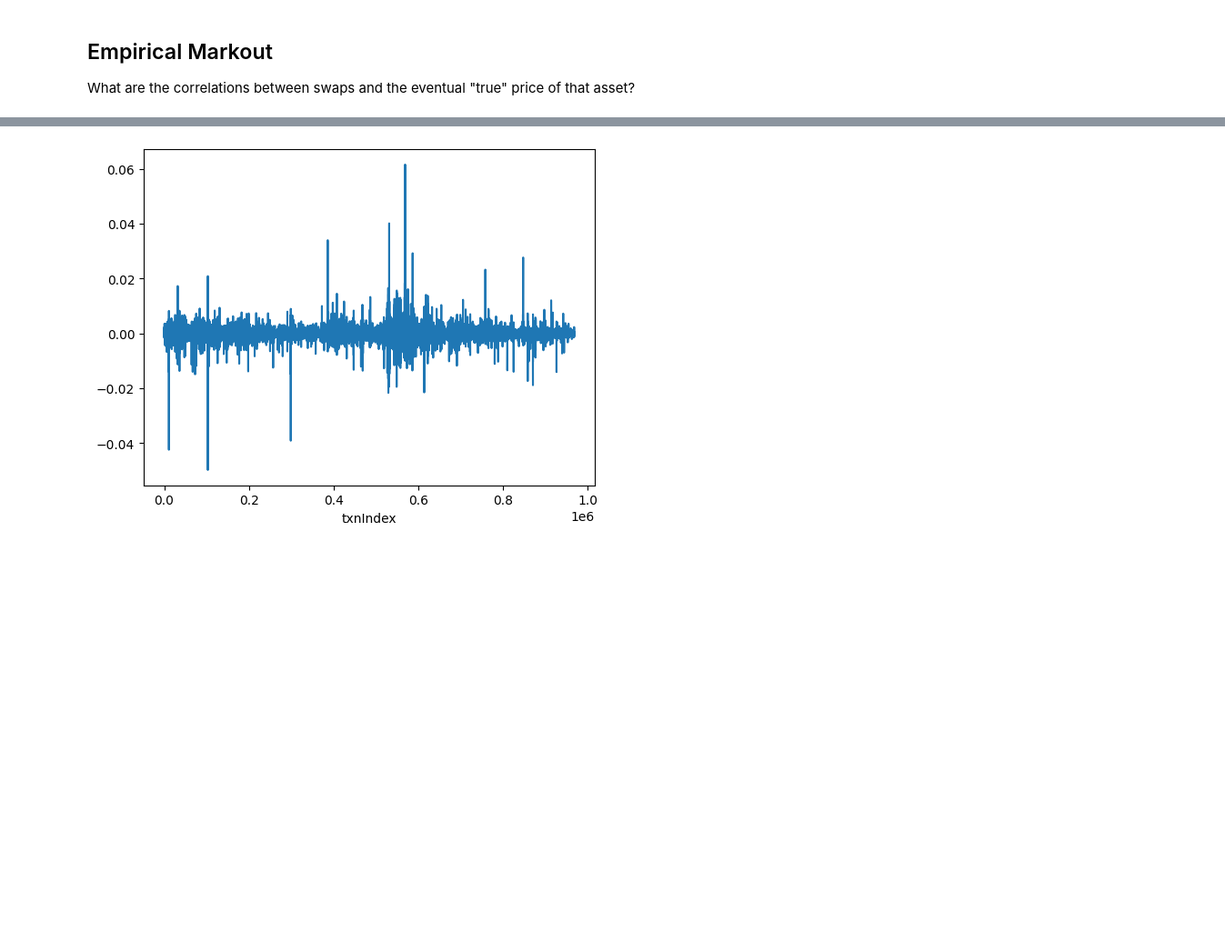
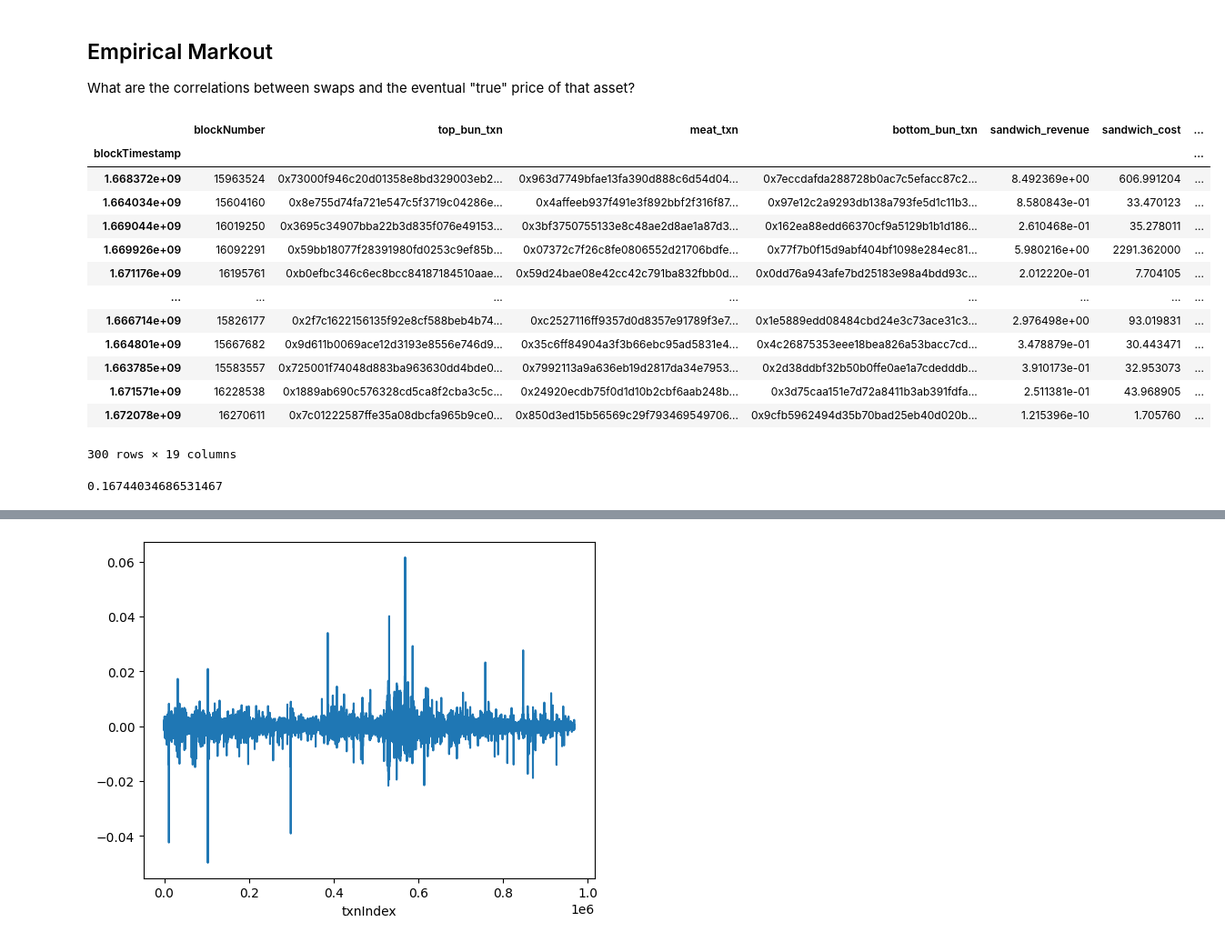
Before and after one commit to xenophonlabs/valuing-orderflow, a Jupyter notebook: src/master-notebook.ipynb, the cells around one changed output, grey strips where cells are left out. Shown at 91% size. Saved outputs shown, nothing was run; the diff lists cells and outputs as text; code cells hidden in the pictures; blank space fills up the shorter version.

```diff
--- a/src/master-notebook.ipynb
+++ b/src/master-notebook.ipynb
@@ -175,6 +175,34 @@ sandwich_data_[sandwich_data_.bottom_bun_interface == "V3 router 2"]
 # %% [markdown]
 ## Empirical Markout
 What are the correlations between swaps and the eventual "true" price of that asset?
+# %%
+
+tmp_ = sandwich_data_.copy()
+tmp_["logdifferential"] = (-sandwich_data_.top_bun_amount0 / sandwich_data_.bottom_bun_amount0).apply(np.log10).abs()
+tmp_ = tmp_.sort_values("logdifferential")
+x_ = (tmp_.top_bun_volume + tmp_.bottom_bun_volume).cumsum()
+#
+tmp_.iloc[-300:]
+# sandwich_data_
+# %% [output]
+|  | blockNumber | top_bun_txn | meat_txn | bottom_bun_txn | sandwich_revenue | sandwich_cost | ... |
+| blockTimestamp |  |  |  |  |  |  | ... |
+| 1.668372e+09 | 15963524 | 0x73000f946c20d01358e8bd329003eb2... | 0x963d7749bfae13fa390d888c6d54d04... | 0x7eccdafda288728b0ac7c5efacc87c2... | 8.492369e+00 | 606.991204 | ... |
+| 1.664034e+09 | 15604160 | 0x8e755d74fa721e547c5f3719c04286e... | 0x4affeeb937f491e3f892bbf2f316f87... | 0x97e12c2a9293db138a793fe5d1c11b3... | 8.580843e-01 | 33.470123 | ... |
+| 1.669044e+09 | 16019250 | 0x3695c34907bba22b3d835f076e49153... | 0x3bf3750755133e8c48ae2d8ae1a87d3... | 0x162ea88edd66370cf9a5129b1b1d186... | 2.610468e-01 | 35.278011 | ... |
+| 1.669926e+09 | 16092291 | 0x59bb18077f28391980fd0253c9ef85b... | 0x07372c7f26c8fe0806552d21706bdfe... | 0x77f7b0f15d9abf404bf1098e284ec81... | 5.980216e+00 | 2291.362000 | ... |
+| 1.671176e+09 | 16195761 | 0xb0efbc346c6ec8bcc84187184510aae... | 0x59d24bae08e42cc42c791ba832fbb0d... | 0x0dd76a943afe7bd25183e98a4bdd93c... | 2.012220e-01 | 7.704105 | ... |
+| ... | ... | ... | ... | ... | ... | ... | ... |
+| 1.666714e+09 | 15826177 | 0x2f7c1622156135f92e8cf588beb4b74... | 0xc2527116ff9357d0d8357e91789f3e7... | 0x1e5889edd08484cbd24e3c73ace31c3... | 2.976498e+00 | 93.019831 | ... |
+| 1.664801e+09 | 15667682 | 0x9d611b0069ace12d3193e8556e746d9... | 0x35c6ff84904a3f3b66ebc95ad5831e4... | 0x4c26875353eee18bea826a53bacc7cd... | 3.478879e-01 | 30.443471 | ... |
+| 1.663785e+09 | 15583557 | 0x725001f74048d883ba963630dd4bde0... | 0x7992113a9a636eb19d2817da34e7953... | 0x2d38ddbf32b50b0ffe0ae1a7cdedddb... | 3.910173e-01 | 32.953073 | ... |
+| 1.671571e+09 | 16228538 | 0x1889ab690c576328cd5ca8f2cba3c5c... | 0x24920ecdb75f0d1d10b2cbf6aab248b... | 0x3d75caa151e7d72a8411b3ab391fdfa... | 2.511381e-01 | 43.968905 | ... |
+| 1.672078e+09 | 16270611 | 0x7c01222587ffe35a08dbcfa965b9ce0... | 0x850d3ed15b56569c29f793469549706... | 0x9cfb5962494d35b70bad25eb40d020b... | 1.215396e-10 | 1.705760 | ... |
+300 rows × 19 columns
+# %%
+100*(x_.iloc[-1] - x_.iloc[-60]) / (x_.iloc[-1])
+# %% [output]
+0.16744034686531467
 # %%
 swap_data_
 # %% [output]
```
Also changed, not shown: parts of 4 cells of this notebook, 10 other files.
